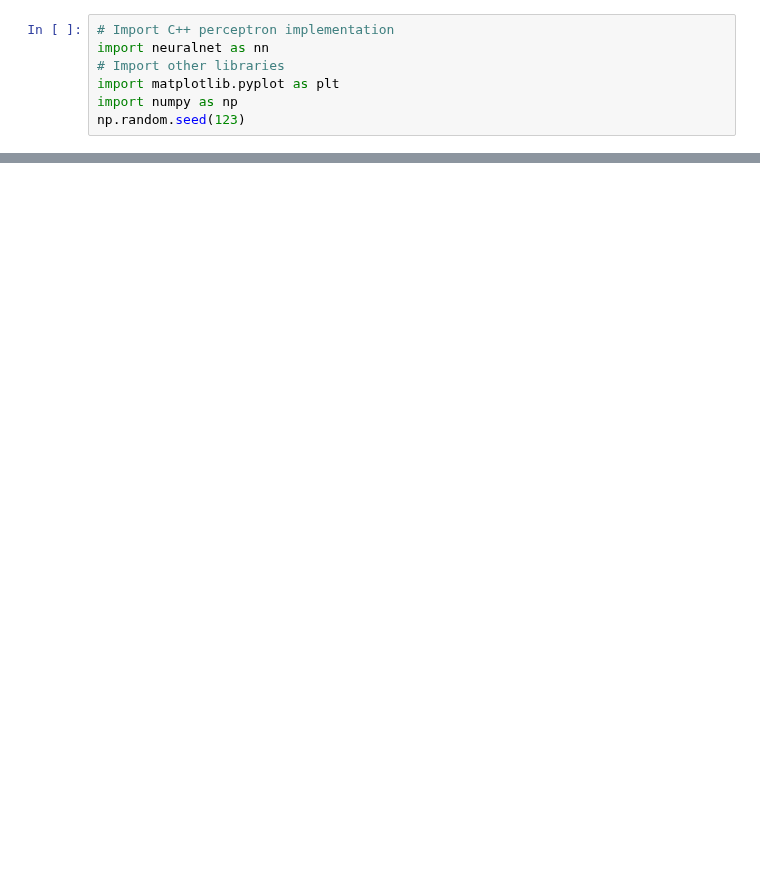
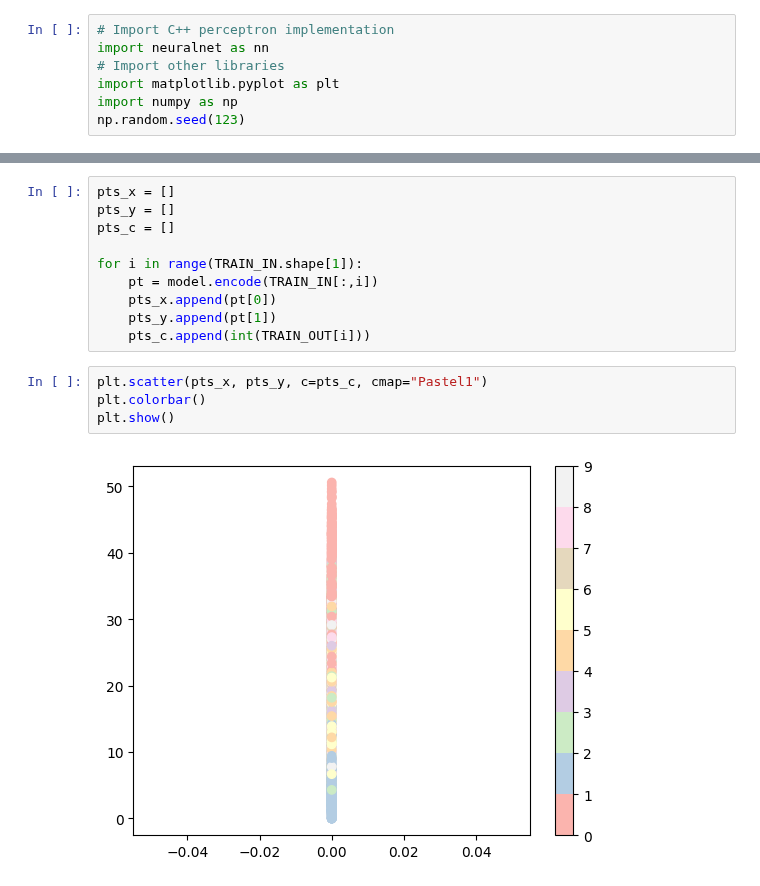
Before and after one commit to wyattbarber/Challenge-3, a Jupyter notebook: main_mnist.ipynb, the cells around one changed output, grey strips where cells are left out. Cells and saved outputs as stored; diff of their text form; blank space fills up the shorter version.

```diff
--- a/main_mnist.ipynb
+++ b/main_mnist.ipynb
@@ -335,0 +25,16 @@ plt.scatter(range(len(errors)), errors)
+# %%
+pts_x = []
+pts_y = []
+pts_c = []
+
+for i in range(TRAIN_IN.shape[1]):
+    pt = model.encode(TRAIN_IN[:,i])
+    pts_x.append(pt[0])
+    pts_y.append(pt[1])
+    pts_c.append(int(TRAIN_OUT[i]))
+# %%
+plt.scatter(pts_x, pts_y, c=pts_c, cmap="Pastel1")
+plt.colorbar()
+plt.show()
+# %% [output]
+[figure, added]
```
Also changed, not shown: parts of 29 cells of this notebook, 5 other files.
